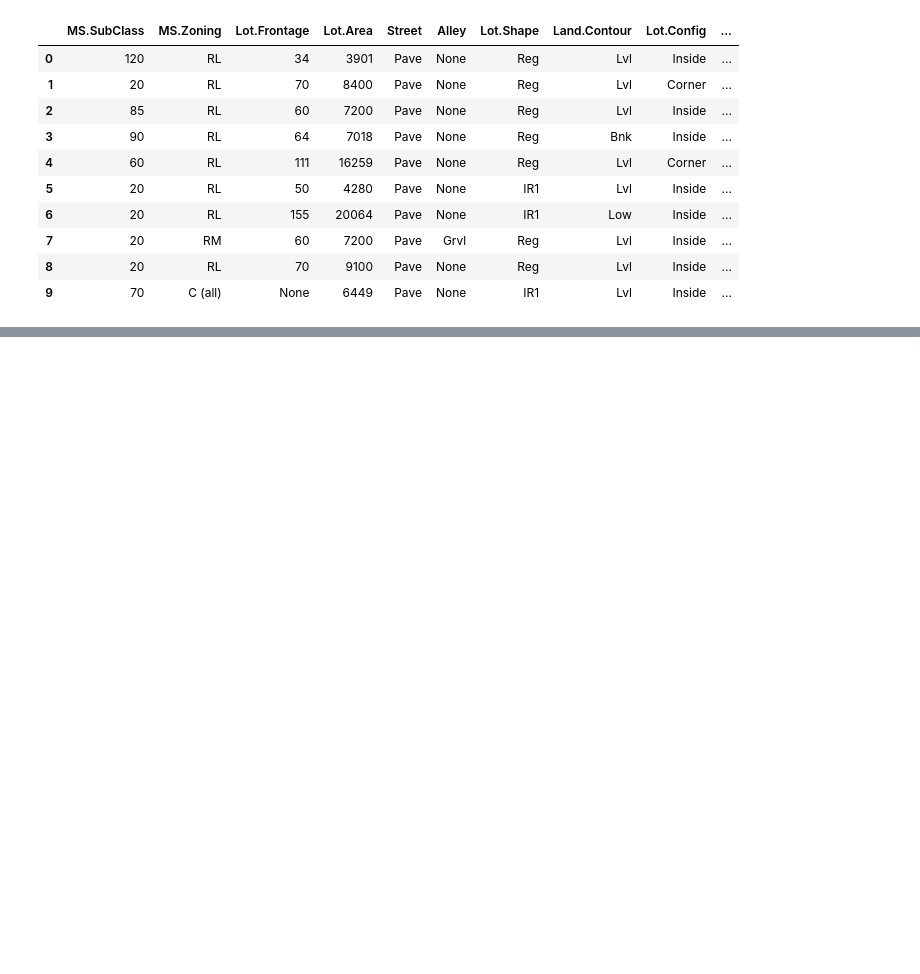
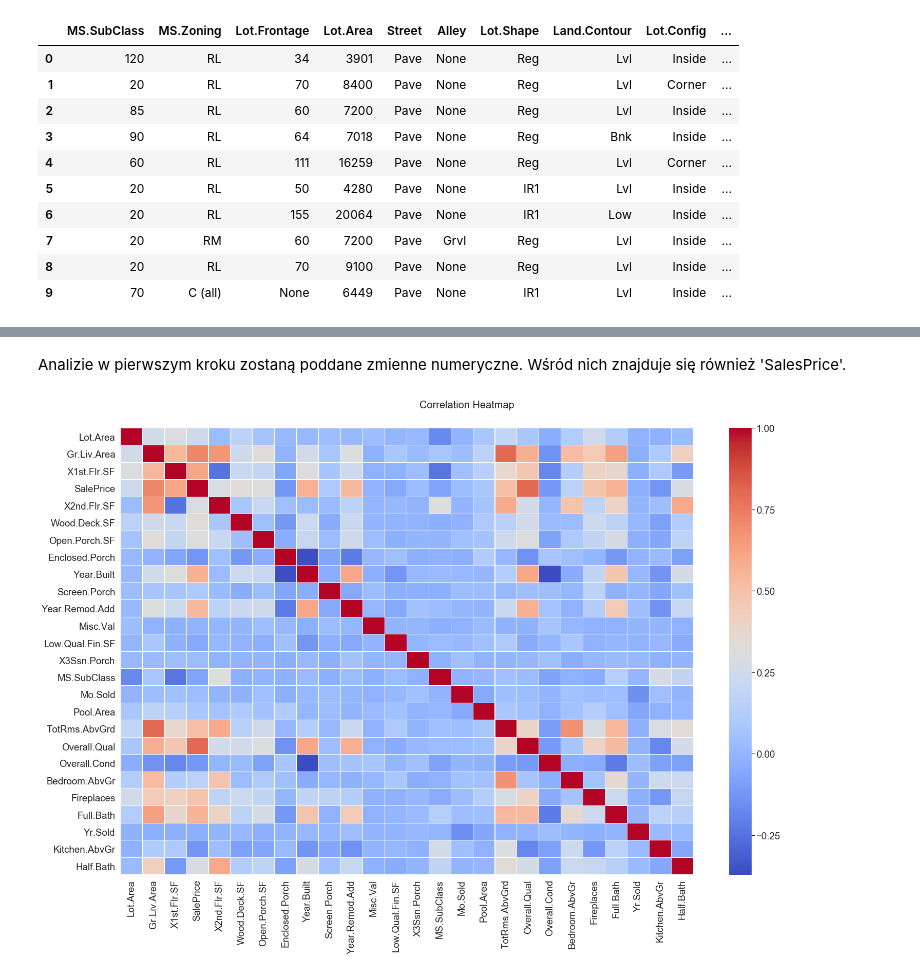
Before and after one commit to edytakudla/Ames_Prices_Predicting_Project, a Jupyter notebook: Project Ames.ipynb, the cells around one changed output, grey strips where cells are left out. Cells and saved outputs as stored; diff of their text form; code cells hidden in the pictures; blank space fills up the shorter version.

Commit message:
Czyszczenie danych, szukanie korelacji, heatmap

```diff
--- a/Project Ames.ipynb
+++ b/Project Ames.ipynb
@@ -132,5 +139,6 @@ df_copy.head()
 | 3 | 90 | RL | 64 | 7018 | Pave | None | Reg | Bnk | AllPub | ... |
 | 4 | 60 | RL | 111 | 16259 | Pave | None | Reg | Lvl | AllPub | ... |
 # %%
-df.drop(labels=['Misc.Val', 'Mo.Sold', 'Yr.Sold', 'Sale.Type', 'Sale.Condition', 'SalePrice'], axis=1, inplace=True)
-df.head(10)
+# NARAZIE ZOSTAJĄ!!
+# df.drop(labels=['Misc.Val', 'Mo.Sold', 'Yr.Sold', 'Sale.Type', 'Sale.Condition', 'SalePrice'], axis=1, inplace=True)
+# df.head(10)
@@ -170,0 +147,6 @@ Length: 73, dtype: int64
+# %%
+types = df.dtypes
+nunique = df.nunique()
+df_info = pd.DataFrame(pd.concat([types, nunique], axis =1))
+df_info = df_info.rename(columns={0:'Type', 1:'Num_unique'}).sort_values(by='Num_unique', ascending=False)
+df_info
@@ -195,0 +200,9 @@ df.head(10)
+# %%
+df_numeric = df_info[df_info['Type'] == 'int64']
+df_text = df_info[df_info['Type'] == 'object']
+print(f'Amount of numeric data: {len(df_numeric)}, Amount of text data: {len(df_text)}')
+
+numeric = df_numeric.index
+text = df_text.index
+print(f'Numeric columns: {numeric}')
+print(f'Text columns: {text}')
@@ -195,0 +227,11 @@ df.head(10)
+# %% [markdown]
+Analizie w pierwszym kroku zostaną poddane zmienne numeryczne. Wśród nich znajduje się również 'SalesPrice'.
+# %%
+sns.set(style='darkgrid', font_scale=1.7)
+fig, ax = plt.subplots(figsize=(25, 15))
+sns.heatmap(df[numeric].corr(), annot=False, cmap="coolwarm",fmt='.2f',linewidths=.05 )
+fig.subplots_adjust(top=0.93)
+fig.suptitle('Correlation Heatmap', fontsize=20)
+plt.show()
+# %% [output]
+[figure, added]
```
Also changed, not shown: parts of 16 cells of this notebook.
